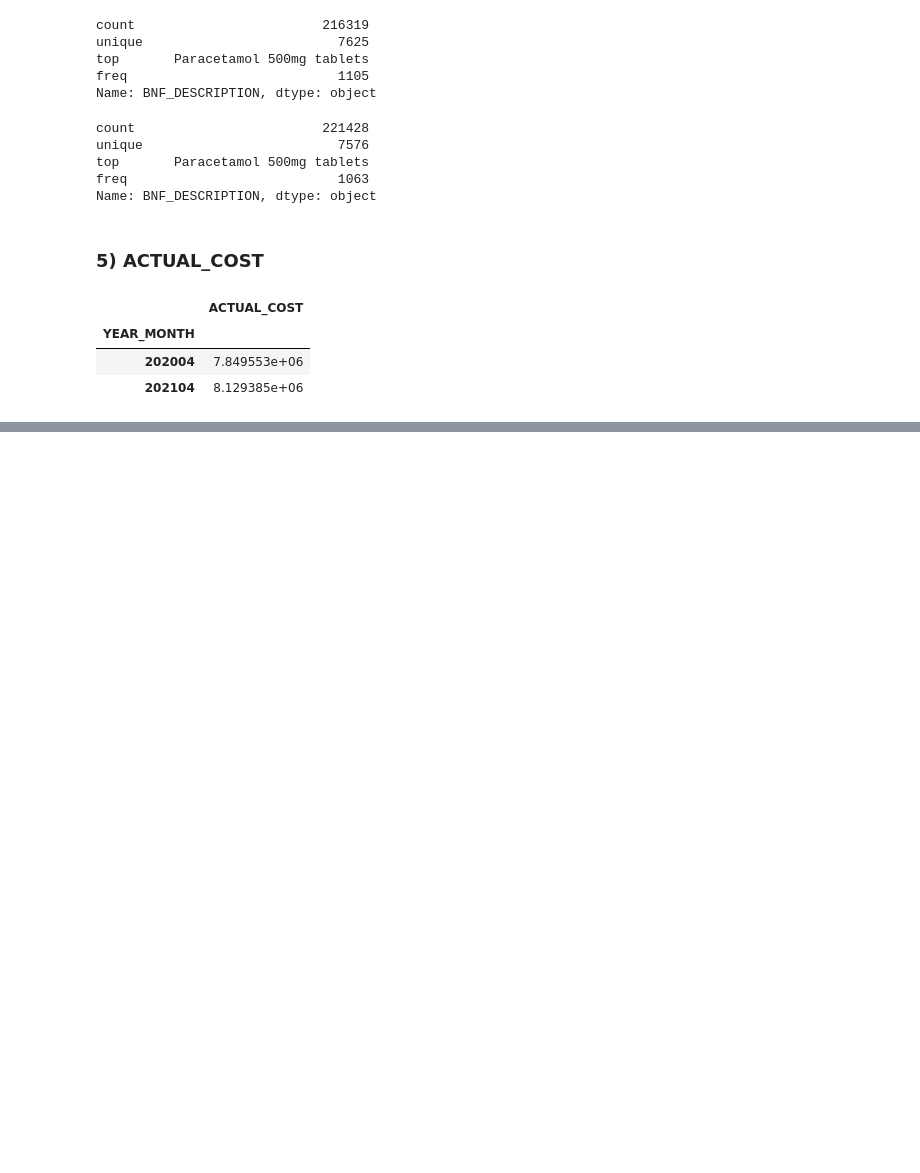
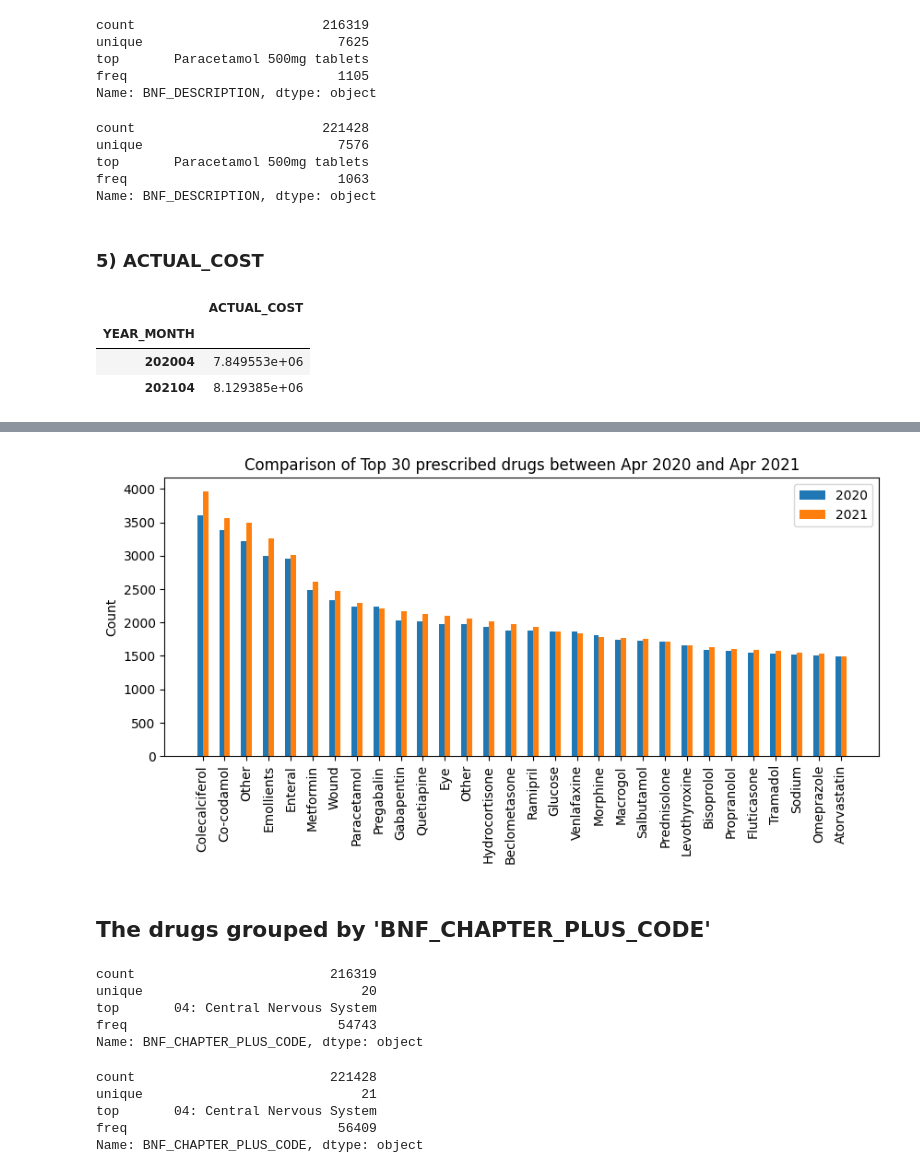
Before and after one commit to zahraa-m/PHE_UK, a Jupyter notebook: PHE_UK.ipynb, the cells around one changed output, grey strips where cells are left out. Cells and saved outputs as stored; diff of their text form; code cells hidden in the pictures; blank space fills up the shorter version.

```diff
--- a/PHE_UK.ipynb
+++ b/PHE_UK.ipynb
@@ -556,0 +668,45 @@ table
+# %%
+# Comparison bar chart of Top 30 prescribed drugs between Apr 2020 and Apr 2021
+x = np.arange(len(drug_2020_top30.keys()))
+width = 0.25
+
+_ , ax = plt.subplots()
+rects1 = ax.bar(x - width/2, drug_2020_top30, width, label='2020')
+rects2 = ax.bar(x + width/2, drug_2021_top30, width, label='2021')
+
+ax.set_ylabel('Count')
+ax.set_title('Comparison of Top 30 prescribed drugs between Apr 2020 and Apr 2021')
+ax.set_xticks(x)
+
+first_word = pd.Series(drug_2020_top30.keys().tolist())
+first = first_word.str.split(' ').str[0]
+
+ax.set_xticklabels(first, rotation=90)
+
+ax.legend()
+
+fig = plt.gcf()
+fig.set_size_inches(10,4, forward =True)
+fig.set_dpi(100)
+# %% [output]
+[figure, added]
+# %% [markdown]
+## The drugs grouped by 'BNF_CHAPTER_PLUS_CODE'
+# %%
+#summarise the group of 'BNF_CHAPTER_PLUS_CODE' in 2020
+df_2020['BNF_CHAPTER_PLUS_CODE'].describe()
+# %% [output]
+count                         216319
+unique                            20
+top       04: Central Nervous System
+freq                           54743
+Name: BNF_CHAPTER_PLUS_CODE, dtype: object
+# %%
+#summarise the group of 'BNF_CHAPTER_PLUS_CODE' in 2021
+df_2021['BNF_CHAPTER_PLUS_CODE'].describe()
+# %% [output]
+count                         221428
+unique                            21
+top       04: Central Nervous System
+freq                           56409
+Name: BNF_CHAPTER_PLUS_CODE, dtype: object
```
Also changed, not shown: parts of 21 cells of this notebook.
